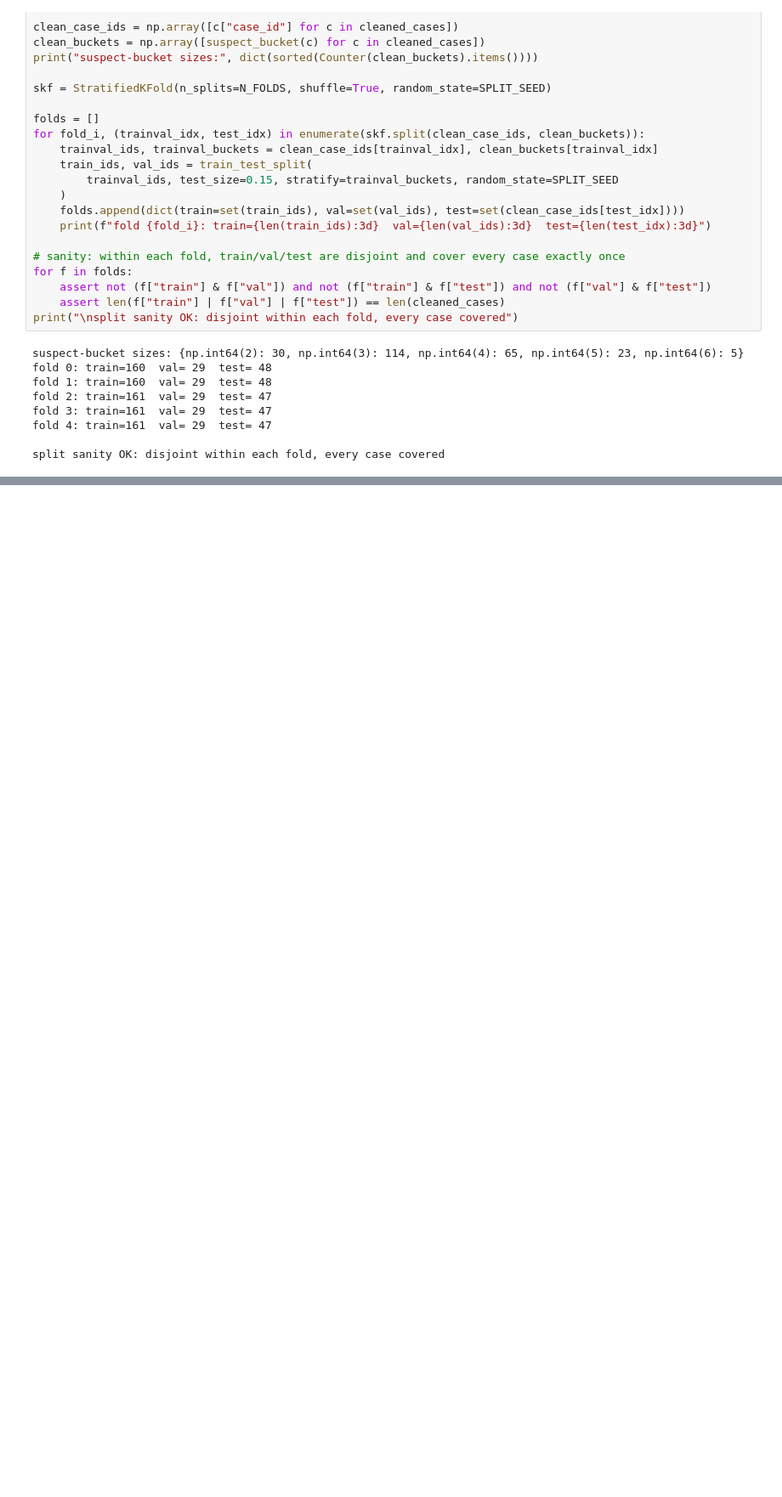
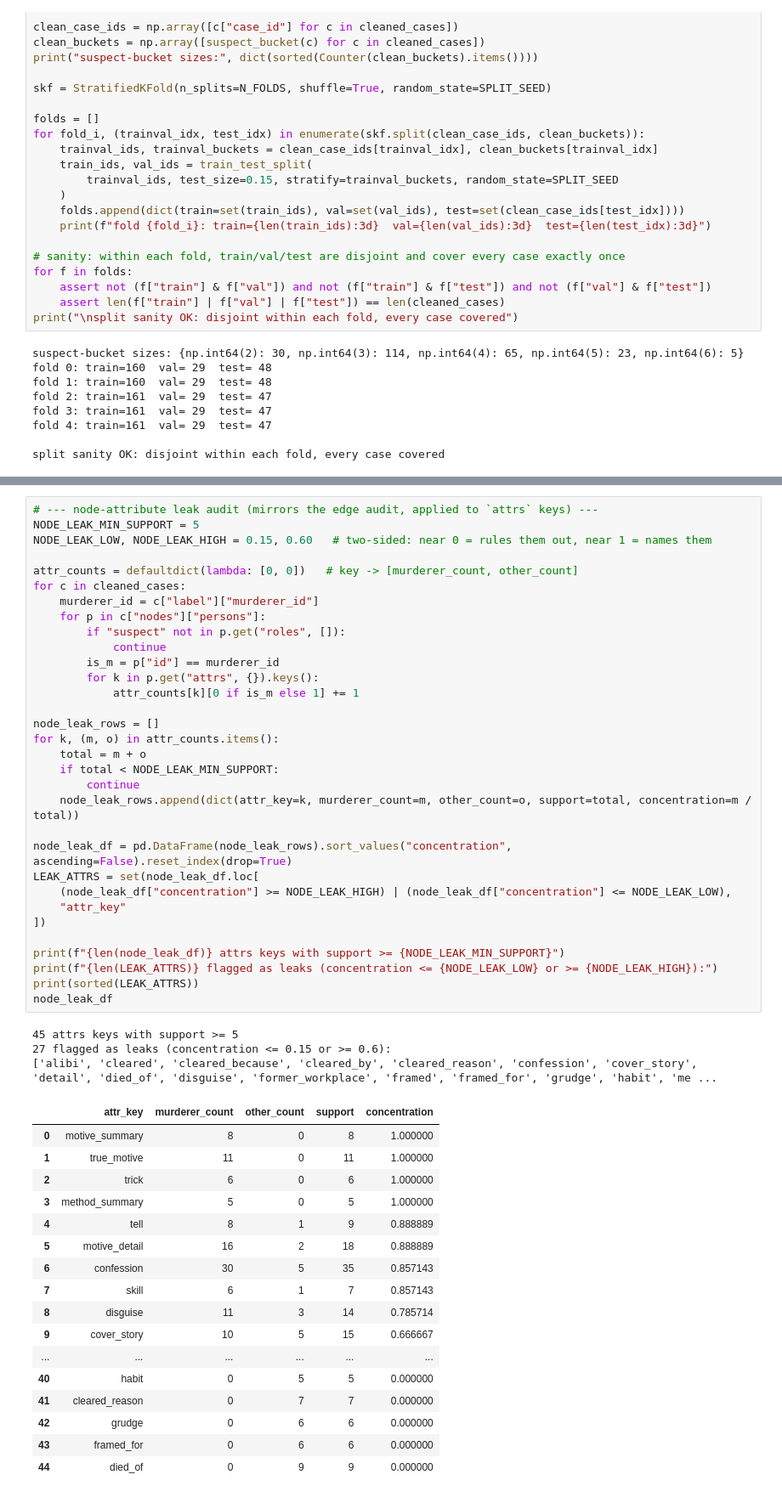
Before and after one commit to SvarogBurn/case-closed-custom-dataset-analysis, a Jupyter notebook: Reo analysis/v5/case_closedv5.ipynb, the cells around one changed output, grey strips where cells are left out. Shown at 85% size. Cells and saved outputs as stored; diff of their text form; blank space fills up the shorter version.

```diff
--- a/Reo analysis/v5/case_closedv5.ipynb
+++ b/Reo analysis/v5/case_closedv5.ipynb
@@ -898,0 +603,53 @@ split sanity OK: disjoint within each fold, every case covered
+# %%
+# --- node-attribute leak audit (mirrors the edge audit, applied to `attrs` keys) ---
+NODE_LEAK_MIN_SUPPORT = 5
+NODE_LEAK_LOW, NODE_LEAK_HIGH = 0.15, 0.60   # two-sided: near 0 = rules them out, near 1 = names them
+
+attr_counts = defaultdict(lambda: [0, 0])   # key -> [murderer_count, other_count]
+for c in cleaned_cases:
+    murderer_id = c["label"]["murderer_id"]
+    for p in c["nodes"]["persons"]:
+        if "suspect" not in p.get("roles", []):
+            continue
+        is_m = p["id"] == murderer_id
+        for k in p.get("attrs", {}).keys():
+            attr_counts[k][0 if is_m else 1] += 1
+
+node_leak_rows = []
+for k, (m, o) in attr_counts.items():
+    total = m + o
+    if total < NODE_LEAK_MIN_SUPPORT:
+        continue
+    node_leak_rows.append(dict(attr_key=k, murderer_count=m, other_count=o, support=total, concentration=m / total))
+
+node_leak_df = pd.DataFrame(node_leak_rows).sort_values("concentration", ascending=False).reset_index(drop=True)
+LEAK_ATTRS = set(node_leak_df.loc[
+    (node_leak_df["concentration"] >= NODE_LEAK_HIGH) | (node_leak_df["concentration"] <= NODE_LEAK_LOW),
+    "attr_key"
+])
+
+print(f"{len(node_leak_df)} attrs keys with support >= {NODE_LEAK_MIN_SUPPORT}")
+print(f"{len(LEAK_ATTRS)} flagged as leaks (concentration <= {NODE_LEAK_LOW} or >= {NODE_LEAK_HIGH}):")
+print(sorted(LEAK_ATTRS))
+node_leak_df
+# %% [output]
+45 attrs keys with support >= 5
+27 flagged as leaks (concentration <= 0.15 or >= 0.6):
+['alibi', 'cleared', 'cleared_because', 'cleared_by', 'cleared_reason', 'confession', 'cover_story', 'detail', 'died_of', 'disguise', 'former_workplace', 'framed', 'framed_for', 'grudge', 'habit', 'me ...
+|  | attr_key | murderer_count | other_count | support | concentration |
+| 0 | motive_summary | 8 | 0 | 8 | 1.000000 |
+| 1 | true_motive | 11 | 0 | 11 | 1.000000 |
+| 2 | trick | 6 | 0 | 6 | 1.000000 |
+| 3 | method_summary | 5 | 0 | 5 | 1.000000 |
+| 4 | tell | 8 | 1 | 9 | 0.888889 |
+| 5 | motive_detail | 16 | 2 | 18 | 0.888889 |
+| 6 | confession | 30 | 5 | 35 | 0.857143 |
+| 7 | skill | 6 | 1 | 7 | 0.857143 |
+| 8 | disguise | 11 | 3 | 14 | 0.785714 |
+| 9 | cover_story | 10 | 5 | 15 | 0.666667 |
+| ... | ... | ... | ... | ... | ... |
+| 40 | habit | 0 | 5 | 5 | 0.000000 |
+| 41 | cleared_reason | 0 | 7 | 7 | 0.000000 |
+| 42 | grudge | 0 | 6 | 6 | 0.000000 |
+| 43 | framed_for | 0 | 6 | 6 | 0.000000 |
+| 44 | died_of | 0 | 9 | 9 | 0.000000 |
```
Also changed, not shown: parts of 58 cells of this notebook.
